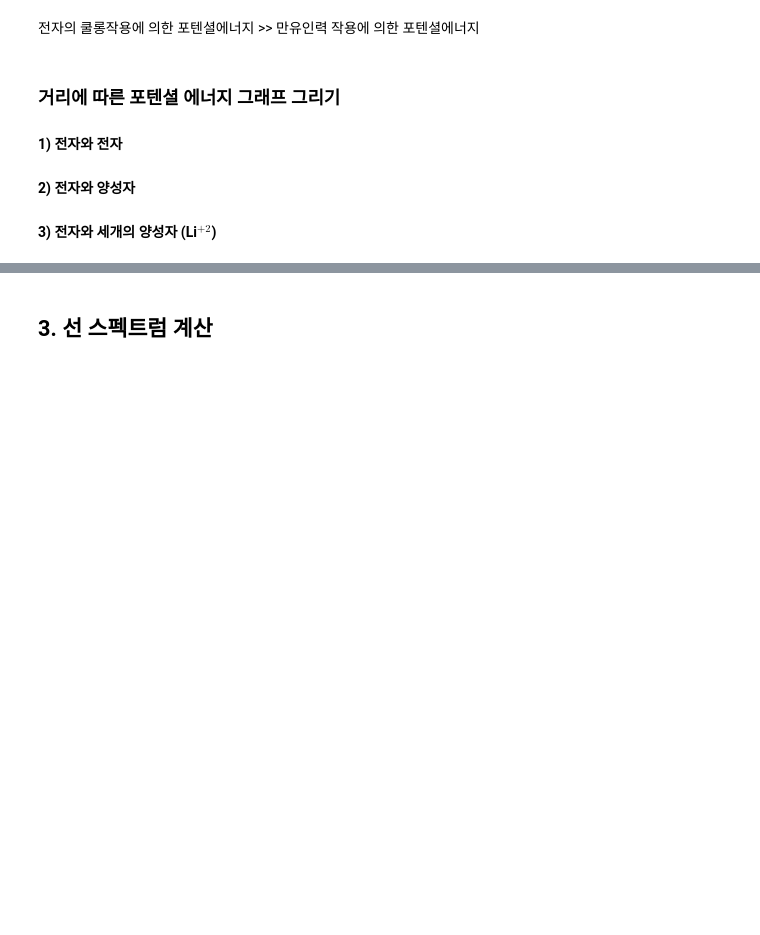
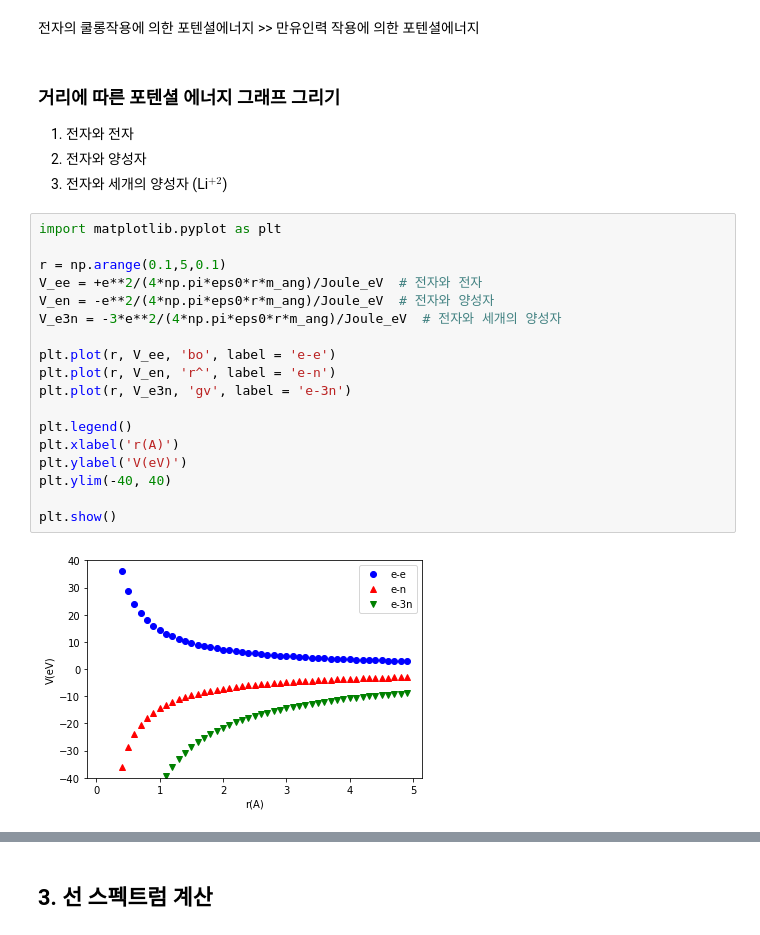
Before and after one commit to BrainNim/Study, a Jupyter notebook: K-MOOC/코딩으로 배우는 일반화학/week_5.ipynb, the cells around one changed output, grey strips where cells are left out. Drawn from its saved outputs; the diff is of its cells as text; blank space fills up the shorter version.

```diff
--- a/K-MOOC/코딩으로 배우는 일반화학/week_5.ipynb
+++ b/K-MOOC/코딩으로 배우는 일반화학/week_5.ipynb
@@ -78,6 +78,26 @@ print(V/Joule_eV, 'eV')
 전자의 쿨롱작용에 의한 포텐셜에너지 >> 만유인력 작용에 의한 포텐셜에너지
 # %% [markdown]
 ### 거리에 따른 포텐셜 에너지 그래프 그리기
-#### 1) 전자와 전자
-#### 2) 전자와 양성자
-#### 3) 전자와 세개의 양성자 (Li$^{+2}$)
+1) 전자와 전자
+2) 전자와 양성자
+3) 전자와 세개의 양성자 (Li$^{+2}$)
+# %%
+import matplotlib.pyplot as plt
+
+r = np.arange(0.1,5,0.1)
+V_ee = +e**2/(4*np.pi*eps0*r*m_ang)/Joule_eV  # 전자와 전자
+V_en = -e**2/(4*np.pi*eps0*r*m_ang)/Joule_eV  # 전자와 양성자
+V_e3n = -3*e**2/(4*np.pi*eps0*r*m_ang)/Joule_eV  # 전자와 세개의 양성자
+
+plt.plot(r, V_ee, 'bo', label = 'e-e')
+plt.plot(r, V_en, 'r^', label = 'e-n')
+plt.plot(r, V_e3n, 'gv', label = 'e-3n')
+
+plt.legend()
+plt.xlabel('r(A)')
+plt.ylabel('V(eV)')
+plt.ylim(-40, 40)
+
+plt.show()
+# %% [output]
+[figure, added]
```
Also changed, not shown: parts of 2 cells of this notebook.
